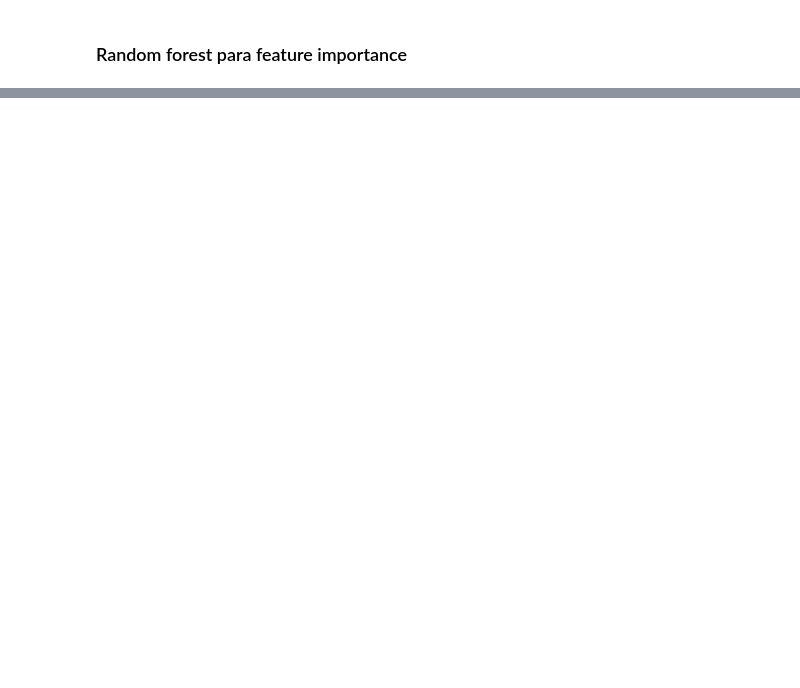
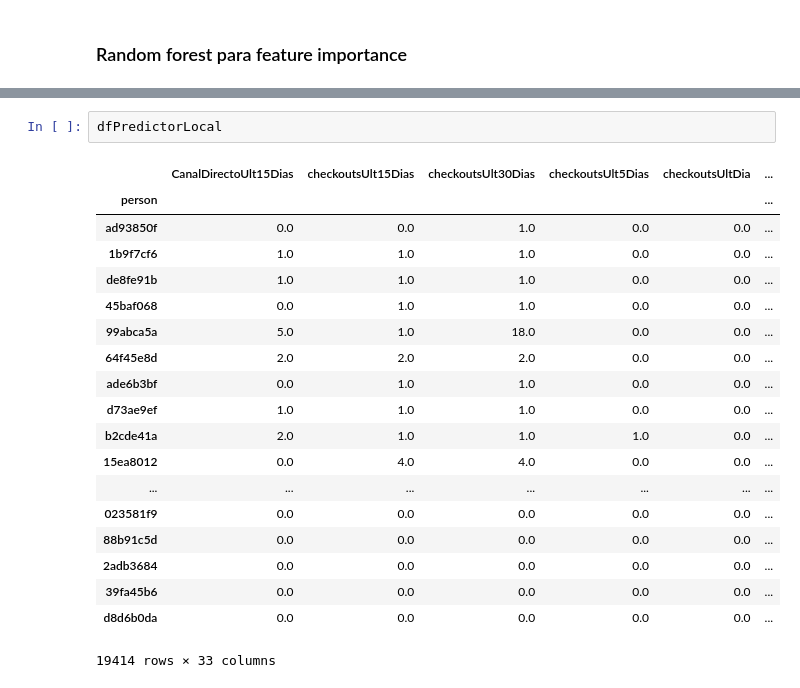
Before and after one commit to facuub/TP2, a Jupyter notebook: Predecir Compras.ipynb, the cells around one changed output, grey strips where cells are left out. Drawn from its saved outputs; the diff is of its cells as text; blank space fills up the shorter version.

```diff
--- a/Predecir Compras.ipynb
+++ b/Predecir Compras.ipynb
@@ -569,0 +612,22 @@ plt.figure(figsize=(10,10))
+# %%
+dfPredictorLocal
+# %% [output]
+|  | CanalDirectoUlt15Dias | checkoutsUlt15Dias | checkoutsUlt30Dias | checkoutsUlt5Dias | checkoutsUltDia | ... |
+| person |  |  |  |  |  | ... |
+| ad93850f | 0.0 | 0.0 | 1.0 | 0.0 | 0.0 | ... |
+| 1b9f7cf6 | 1.0 | 1.0 | 1.0 | 0.0 | 0.0 | ... |
+| de8fe91b | 1.0 | 1.0 | 1.0 | 0.0 | 0.0 | ... |
+| 45baf068 | 0.0 | 1.0 | 1.0 | 0.0 | 0.0 | ... |
+| 99abca5a | 5.0 | 1.0 | 18.0 | 0.0 | 0.0 | ... |
+| 64f45e8d | 2.0 | 2.0 | 2.0 | 0.0 | 0.0 | ... |
+| ade6b3bf | 0.0 | 1.0 | 1.0 | 0.0 | 0.0 | ... |
+| d73ae9ef | 1.0 | 1.0 | 1.0 | 0.0 | 0.0 | ... |
+| b2cde41a | 2.0 | 1.0 | 1.0 | 1.0 | 0.0 | ... |
+| 15ea8012 | 0.0 | 4.0 | 4.0 | 0.0 | 0.0 | ... |
+| ... | ... | ... | ... | ... | ... | ... |
+| 023581f9 | 0.0 | 0.0 | 0.0 | 0.0 | 0.0 | ... |
+| 88b91c5d | 0.0 | 0.0 | 0.0 | 0.0 | 0.0 | ... |
+| 2adb3684 | 0.0 | 0.0 | 0.0 | 0.0 | 0.0 | ... |
+| 39fa45b6 | 0.0 | 0.0 | 0.0 | 0.0 | 0.0 | ... |
+| d8d6b0da | 0.0 | 0.0 | 0.0 | 0.0 | 0.0 | ... |
+19414 rows × 33 columns
```
Also changed, not shown: parts of 11 cells of this notebook, 2 other files.
